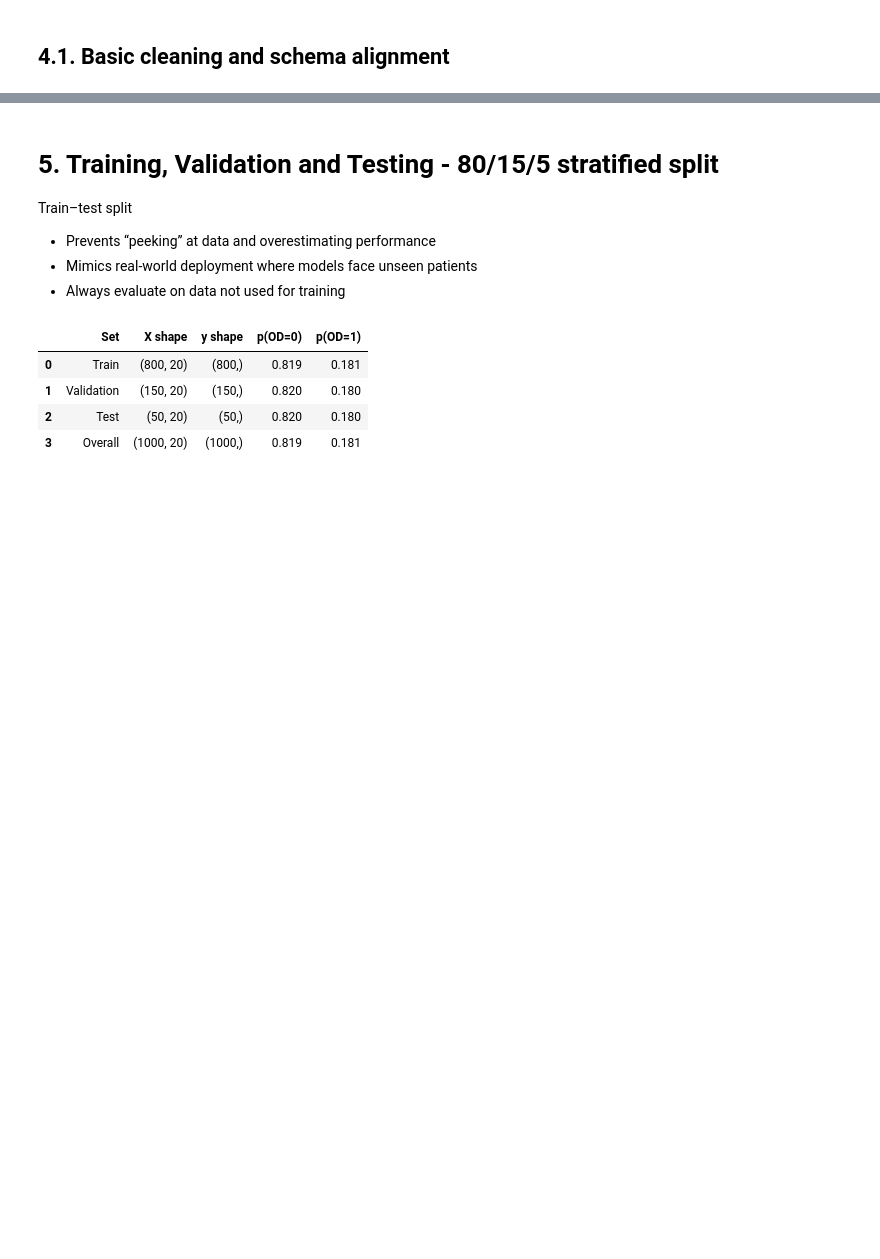
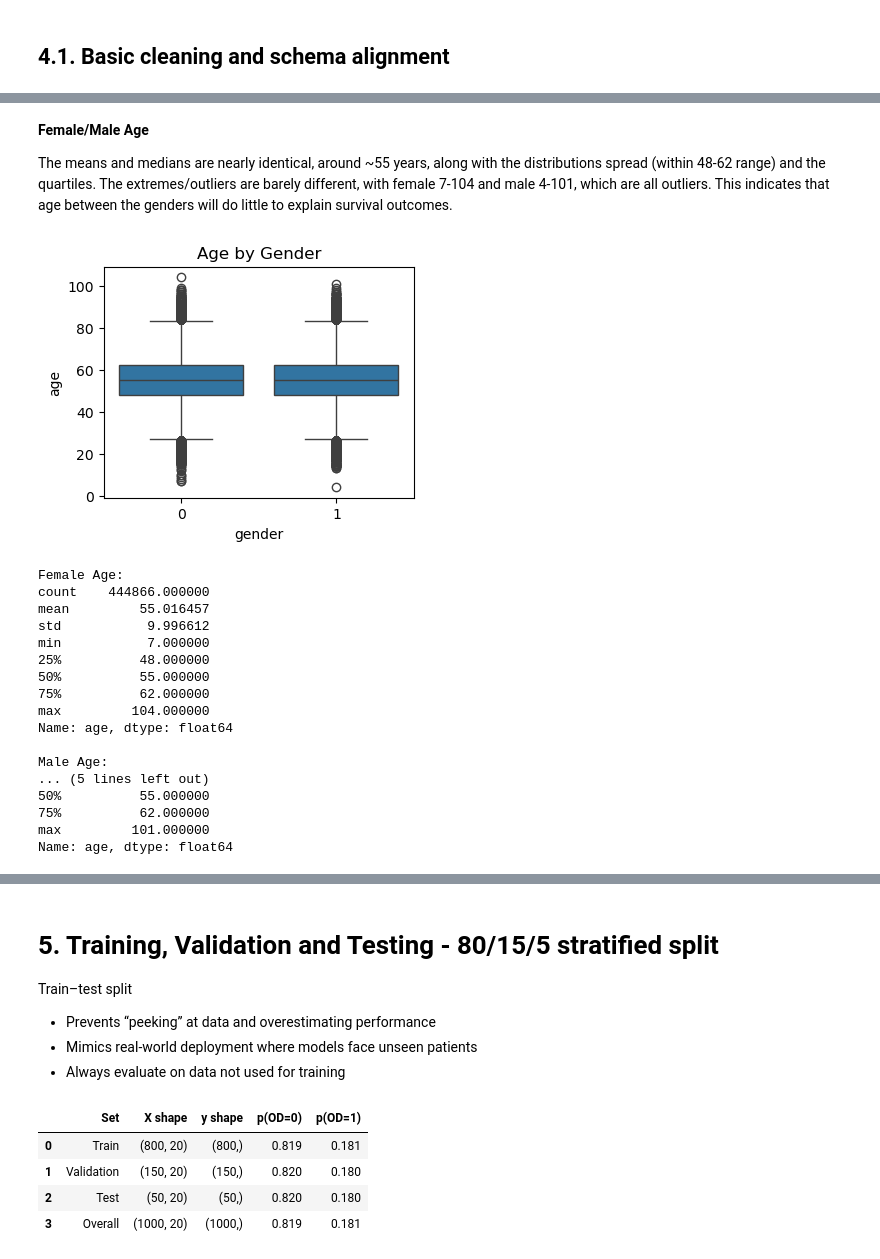
Before and after one commit to apayne185/RAI_opioid_risk_prevention, a Jupyter notebook: ML4HL_OD_RAI_toolbox.ipynb, the cells around one changed output, grey strips where cells are left out. Saved outputs shown, nothing was run; the diff lists cells and outputs as text; code cells hidden in the pictures; blank space fills up the shorter version.

```diff
--- a/ML4HL_OD_RAI_toolbox.ipynb
+++ b/ML4HL_OD_RAI_toolbox.ipynb
@@ -300,0 +355,32 @@ df.head()
+# %% [markdown]
+**Female/Male Age**
+
+The means and medians are nearly identical, around ~55 years, along with the distributions spread (within 48-62 range) and the quartiles. The extremes/outliers are barely different, with female 7-104 and male 4-101, which are all outliers. This indicates that age between the genders will do little to explain survival outcomes.
+# %%
+plt.figure(figsize=(4,3))
+sns.boxplot(x='gender', y='age', data=df);
+plt.title('Age by Gender')
+plt.show()
+
+
+print(f"Female Age: \n{df_female['age'].describe()}\n")
+print(f"Male Age: \n{df_male['age'].describe()}")
+# %% [output]
+[figure, added]
+Female Age:
+count    444866.000000
+mean         55.016457
+std           9.996612
+min           7.000000
+25%          48.000000
+50%          55.000000
+75%          62.000000
+max         104.000000
+Name: age, dtype: float64
+
+Male Age:
+... (5 lines left out)
+50%          55.000000
+75%          62.000000
+max         101.000000
+Name: age, dtype: float64
```
Also changed, not shown: parts of 60 cells of this notebook, 6 other files.
